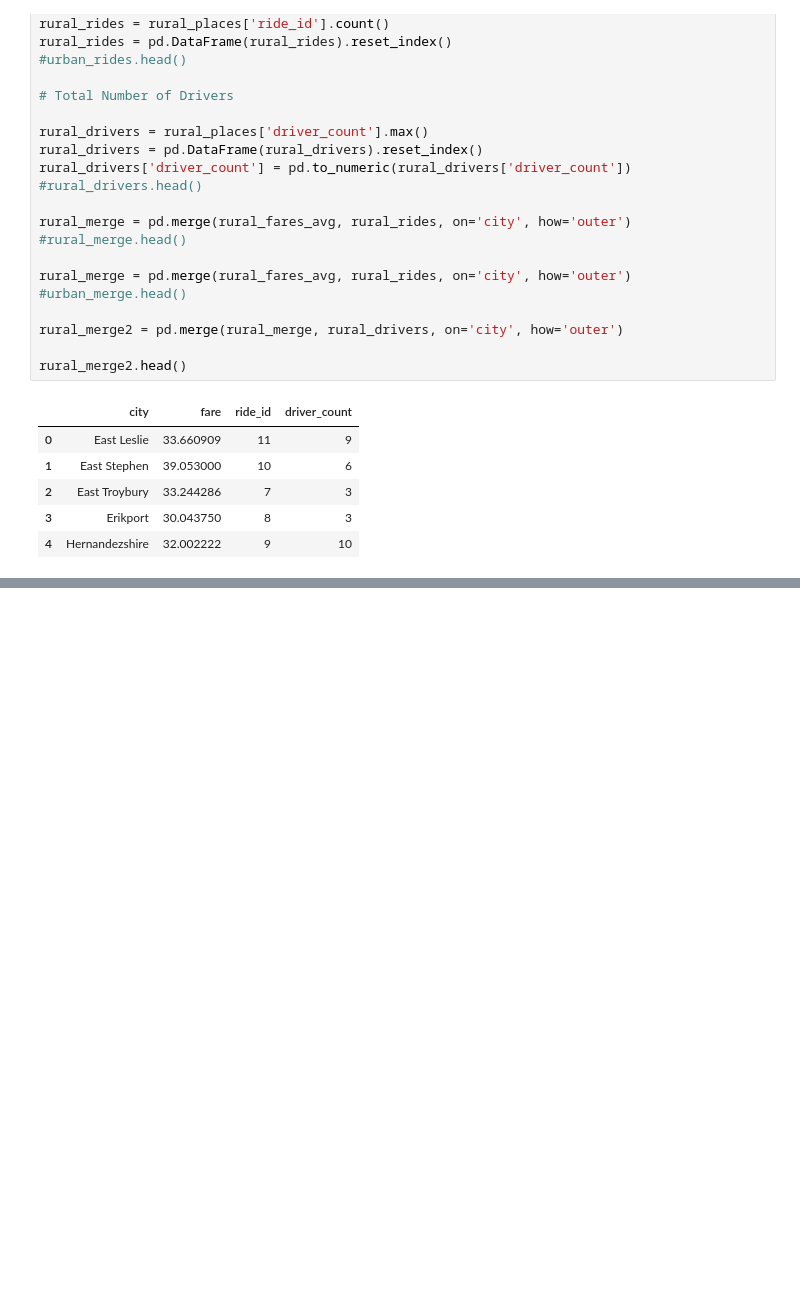
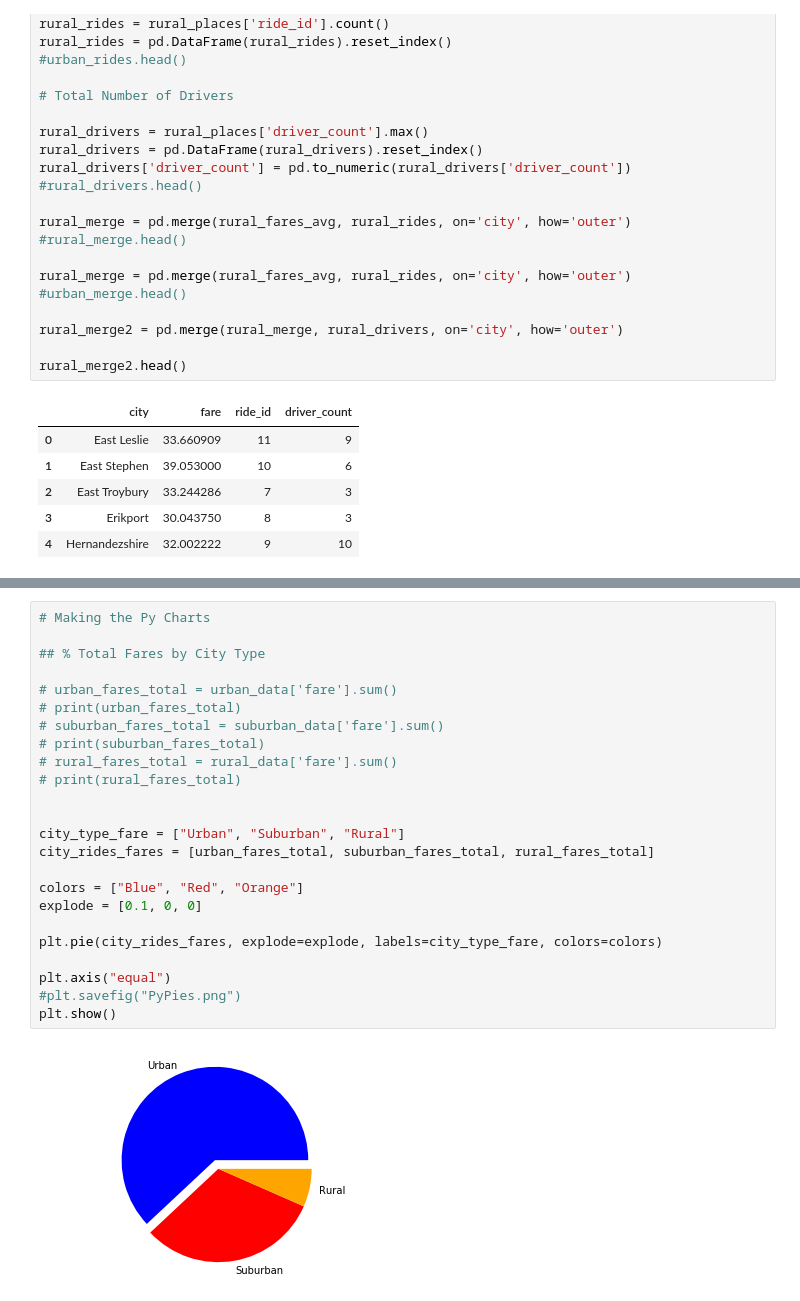
Before and after one commit to tullyvelte/RideSharingDataPlots, a Jupyter notebook: PyberPlots2.ipynb, the cells around one changed output, grey strips where cells are left out. Saved outputs shown, nothing was run; the diff lists cells and outputs as text; blank space fills up the shorter version.

```diff
--- a/PyberPlots2.ipynb
+++ b/PyberPlots2.ipynb
@@ -165 +172,27 @@ plt.show()
 [figure]
+# %%
+# Making the Py Charts
+
+## % Total Fares by City Type
+
+# urban_fares_total = urban_data['fare'].sum()
+# print(urban_fares_total)
+# suburban_fares_total = suburban_data['fare'].sum()
+# print(suburban_fares_total)
+# rural_fares_total = rural_data['fare'].sum()
+# print(rural_fares_total)
+
+
+city_type_fare = ["Urban", "Suburban", "Rural"]
+city_rides_fares = [urban_fares_total, suburban_fares_total, rural_fares_total]
+
+colors = ["Blue", "Red", "Orange"]
+explode = [0.1, 0, 0]
+
+plt.pie(city_rides_fares, explode=explode, labels=city_type_fare, colors=colors)
+
+plt.axis("equal")
+#plt.savefig("PyPies.png")
+plt.show()
+# %% [output]
+[figure, added]
```
Also changed, not shown: parts of 2 cells of this notebook.
